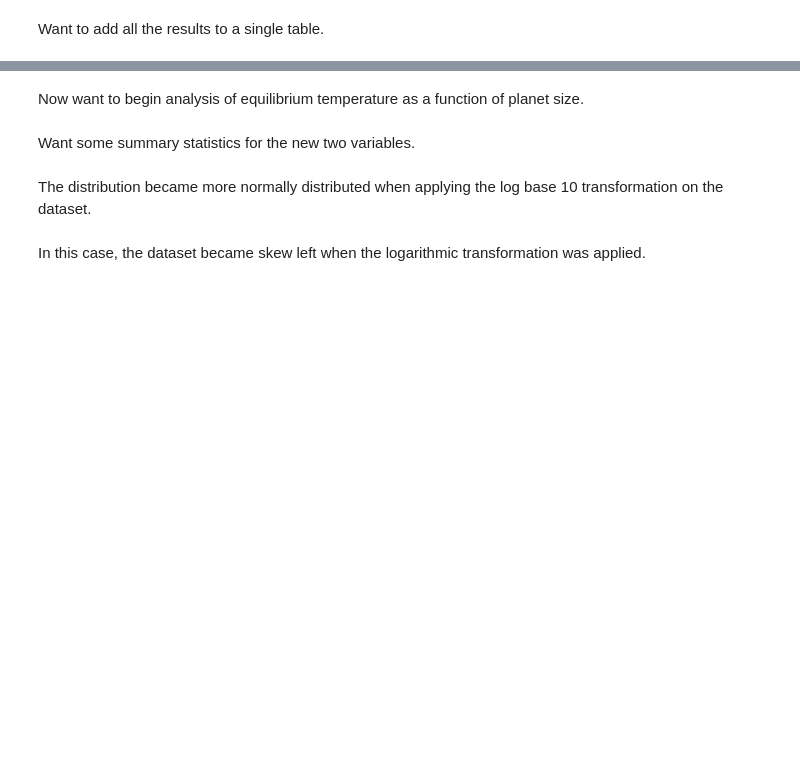
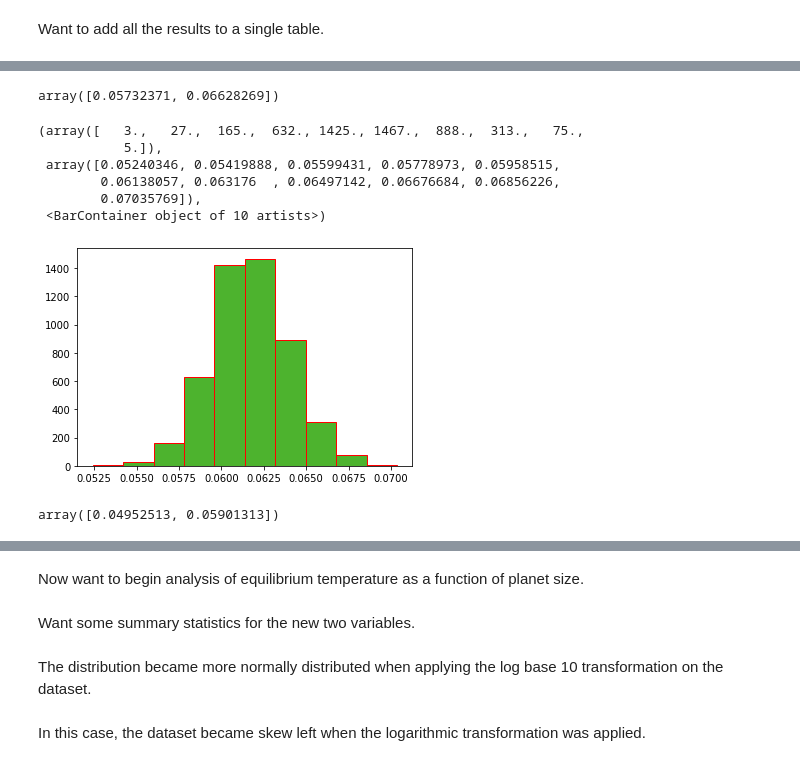
Before and after one commit to jbravo87/blog-projects, a Jupyter notebook: exoplanet_data_notebook.ipynb, the cells around one changed output, grey strips where cells are left out. Saved outputs shown, nothing was run; the diff lists cells and outputs as text; code cells hidden in the pictures; blank space fills up the shorter version.

```diff
--- a/exoplanet_data_notebook.ipynb
+++ b/exoplanet_data_notebook.ipynb
@@ -753,0 +726,14 @@ plt.hist(a3)
+# %%
+b1
+# %% [output]
+array([0.05732371, 0.06628269])
+# %%
+plt.hist(a1, color = '#4db32e', edgecolor = 'red')
+# %% [output]
+(array([   3.,   27.,  165.,  632., 1425., 1467.,  888.,  313.,   75.,
+           5.]),
+ array([0.05240346, 0.05419888, 0.05599431, 0.05778973, 0.05958515,
+        0.06138057, 0.063176  , 0.06497142, 0.06676684, 0.06856226,
+        0.07035769]),
+ <BarContainer object of 10 artists>)
+[figure, added]
@@ -753,0 +742,4 @@ plt.hist(a3)
+# %%
+b2
+# %% [output]
+array([0.04952513, 0.05901313])
```
Also changed, not shown: parts of 50 cells of this notebook.
